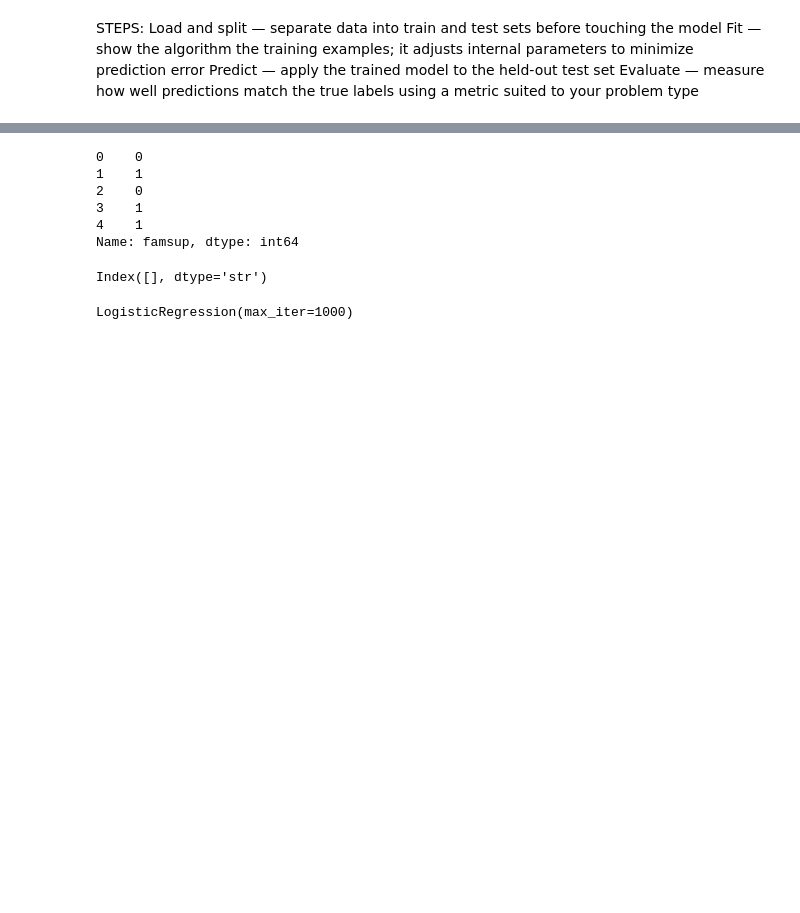
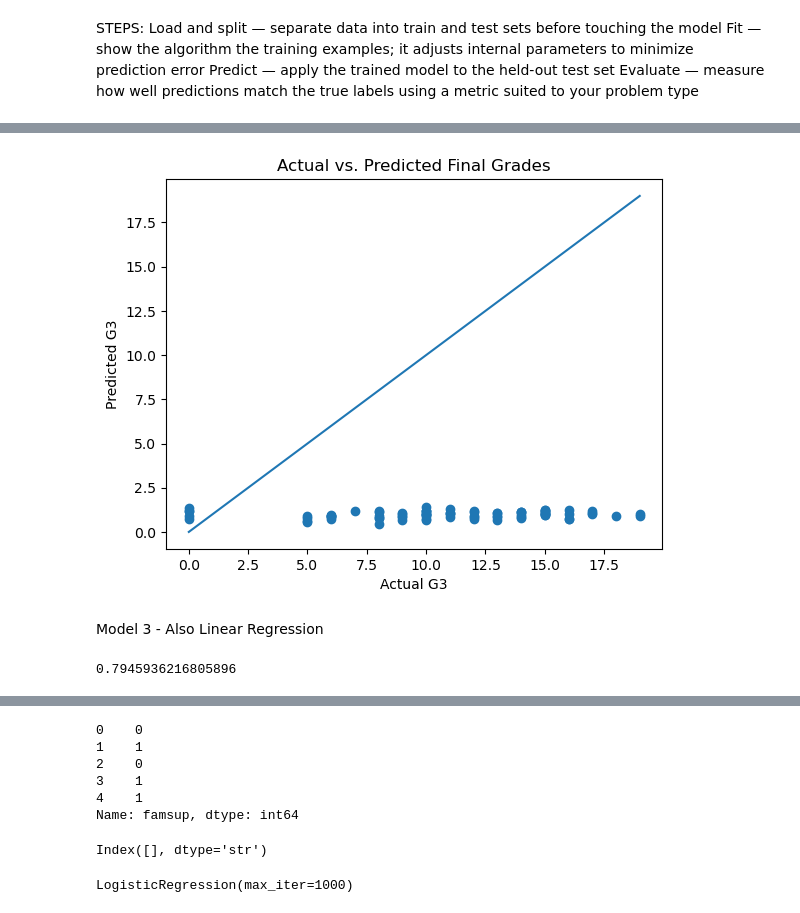
Before and after one commit to kmbangura/group5finalproject, a Jupyter notebook: supervised.ipynb, the cells around one changed output, grey strips where cells are left out. Drawn from its saved outputs; the diff is of its cells as text; code cells hidden in the pictures; blank space fills up the shorter version.

```diff
--- a/supervised.ipynb
+++ b/supervised.ipynb
@@ -17,0 +140,23 @@ df = pd.read_csv("./student-mat.csv", sep=";")
+# %%
+y_pred2 = model.predict(X_test2)
+# %%
+import matplotlib.pyplot as plt
+import numpy as np
+
+plt.scatter(y_test2, y_pred2)
+
+# Perfect prediction line
+plt.plot(
+    [y_test2.min(), y_test2.max()],
+    [y_test2.min(), y_test2.max()]
+)
+
+plt.xlabel("Actual G3")
+plt.ylabel("Predicted G3")
+plt.title("Actual vs. Predicted Final Grades")
+
+plt.show()
+# %% [output]
+[figure, added]
+# %% [markdown]
+Model 3 - Also Linear Regression
@@ -17,0 +183,6 @@ df = pd.read_csv("./student-mat.csv", sep=";")
+# %%
+r3 = r2_score(y_test3, y_pred3)
+
+print(r3)
+# %% [output]
+0.7945936216805896
```
Also changed, not shown: parts of 26 cells of this notebook, 1 other file.
